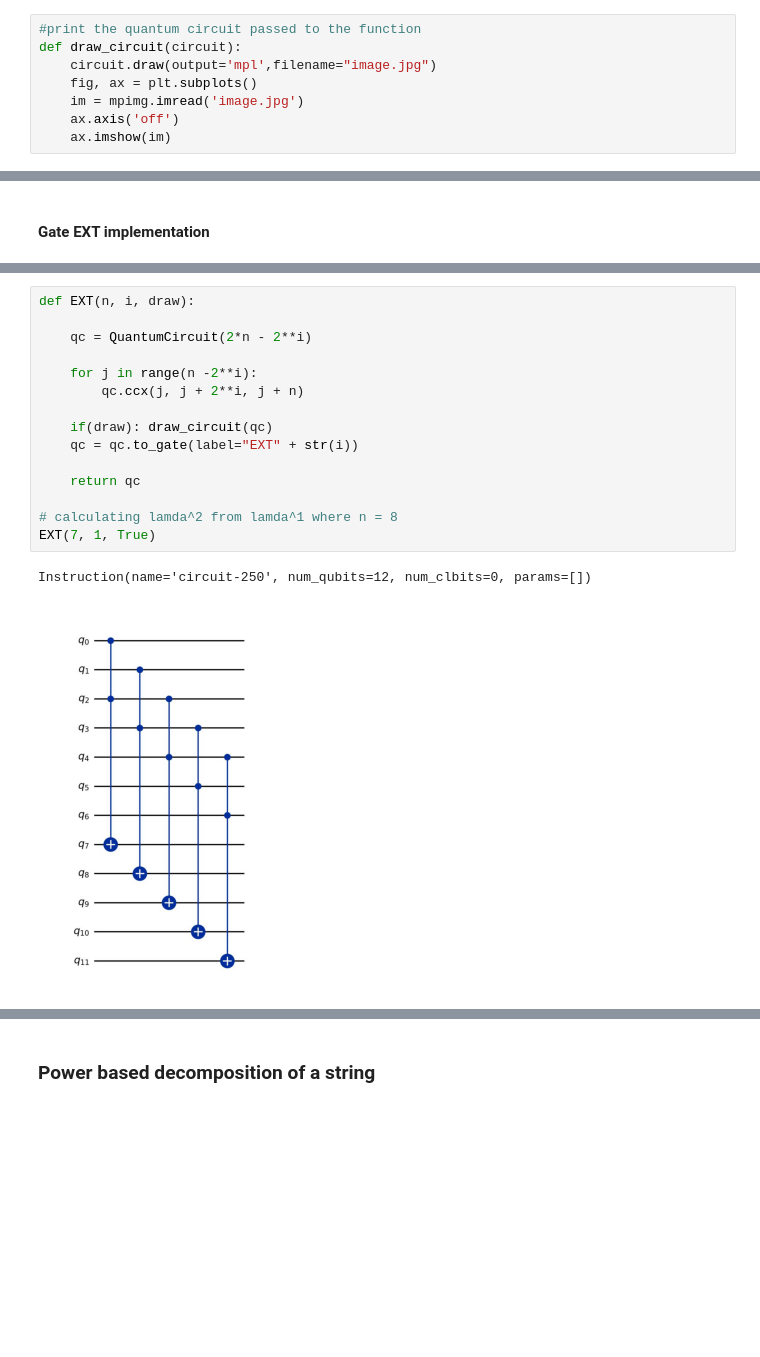
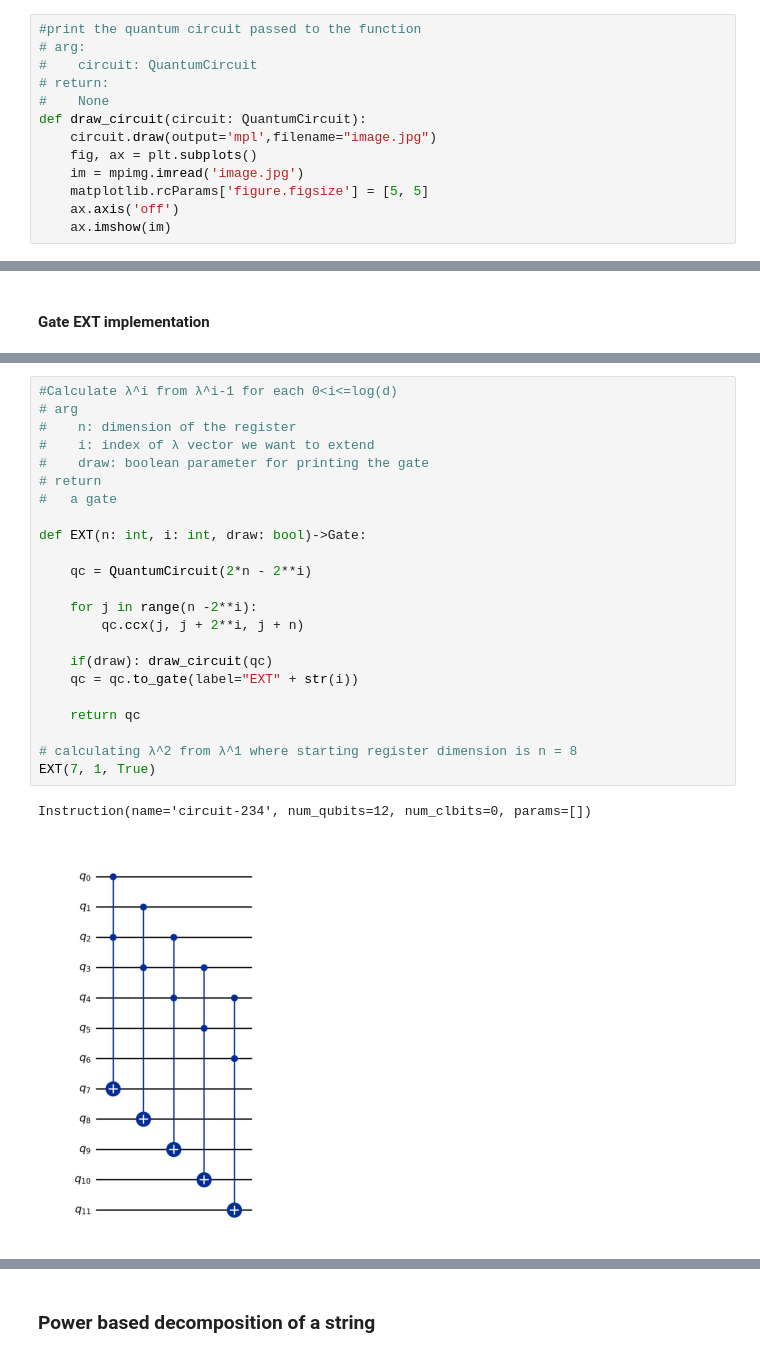
Before and after one commit to alexinho30/QuantumFixedMatching, a Jupyter notebook: QSC.ipynb, the cells around one changed output, grey strips where cells are left out. Cells and saved outputs as stored; diff of their text form; blank space fills up the shorter version.

```diff
--- a/QSC.ipynb
+++ b/QSC.ipynb
@@ -109,9 +114,14 @@ Below you can find some utility routine that we will use later.
 # %%
 #print the quantum circuit passed to the function
-def draw_circuit(circuit):
+# arg:
+#    circuit: QuantumCircuit
+# return:
+#    None
+def draw_circuit(circuit: QuantumCircuit):
     circuit.draw(output='mpl',filename="image.jpg")
     fig, ax = plt.subplots()
     im = mpimg.imread('image.jpg')
+    matplotlib.rcParams['figure.figsize'] = [5, 5]
     ax.axis('off')
     ax.imshow(im)
 # %%
@@ -187,20 +247,28 @@ $$
 $$
 Gate EXT$_i$ implement the recursive step
 # %%
-def EXT(n, i, draw):
+#Calculate λ^i from λ^i-1 for each 0<i<=log(d)
+# arg
+#    n: dimension of the register
+#    i: index of λ vector we want to extend
+#    draw: boolean parameter for printing the gate
+# return
+#   a gate
+
+def EXT(n: int, i: int, draw: bool)->Gate:
 
     qc = QuantumCircuit(2*n - 2**i)
 
     for j in range(n -2**i):
         qc.ccx(j, j + 2**i, j + n)
 
     if(draw): draw_circuit(qc)
     qc = qc.to_gate(label="EXT" + str(i))
 
     return qc
 
-# calculating lamda^2 from lamda^1 where n = 8
+# calculating λ^2 from λ^1 where starting register dimension is n = 8
 EXT(7, 1, True)
 # %% [output]
-Instruction(name='circuit-250', num_qubits=12, num_clbits=0, params=[])
+Instruction(name='circuit-234', num_qubits=12, num_clbits=0, params=[])
-[figure, old version]
+[figure, new version]
```
Also changed, not shown: parts of 53 cells of this notebook.
